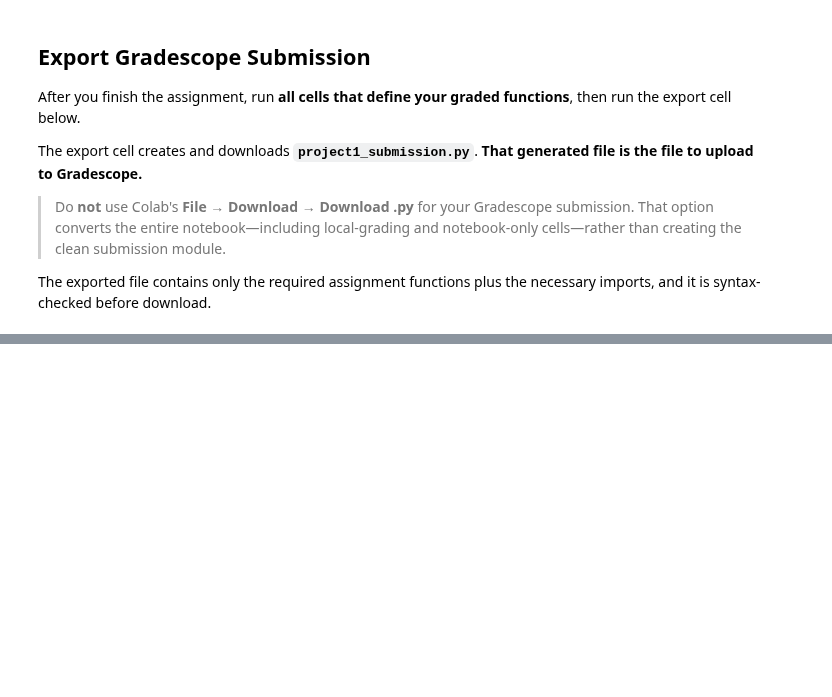
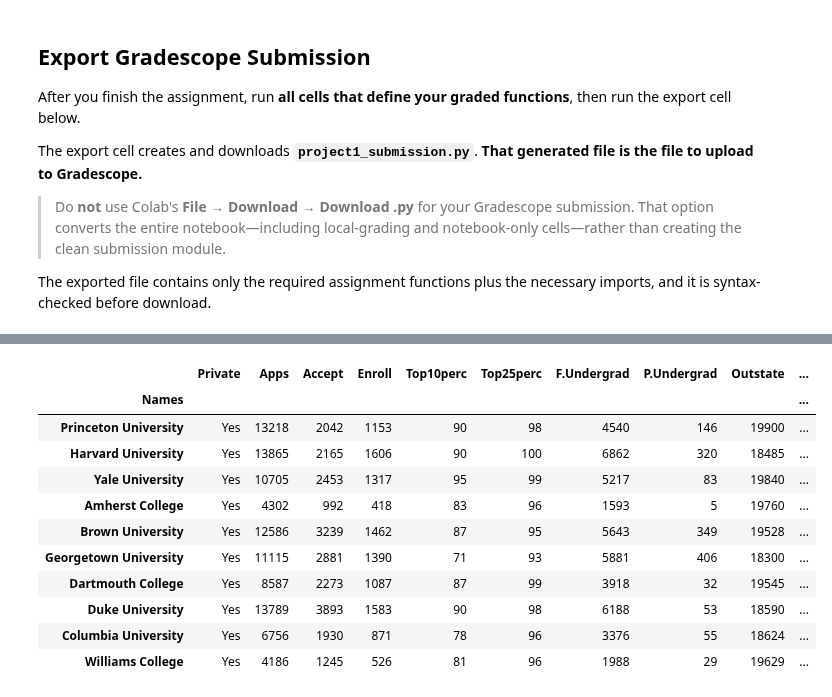
Before and after one commit to fuadh246/ese-5410, a Jupyter notebook: homework/project_1/project1_student.ipynb, the cells around one changed output, grey strips where cells are left out. Drawn from its saved outputs; the diff is of its cells as text; code cells hidden in the pictures; blank space fills up the shorter version.

```diff
--- a/homework/project_1/project1_student.ipynb
+++ b/homework/project_1/project1_student.ipynb
@@ -536,0 +678,16 @@ import pandas as pd
+# %%
+# who has the low acceptance rate and high enrollment rate
+college.sort_values(by=['acceptance_rate', 'Enroll'], ascending=[True, False]).head(10)
+# %% [output]
+|  | Private | Apps | Accept | Enroll | Top10perc | Top25perc | F.Undergrad | P.Undergrad | Outstate | ... |
+| Names |  |  |  |  |  |  |  |  |  | ... |
+| Princeton University | Yes | 13218 | 2042 | 1153 | 90 | 98 | 4540 | 146 | 19900 | ... |
+| Harvard University | Yes | 13865 | 2165 | 1606 | 90 | 100 | 6862 | 320 | 18485 | ... |
+| Yale University | Yes | 10705 | 2453 | 1317 | 95 | 99 | 5217 | 83 | 19840 | ... |
+| Amherst College | Yes | 4302 | 992 | 418 | 83 | 96 | 1593 | 5 | 19760 | ... |
+| Brown University | Yes | 12586 | 3239 | 1462 | 87 | 95 | 5643 | 349 | 19528 | ... |
+| Georgetown University | Yes | 11115 | 2881 | 1390 | 71 | 93 | 5881 | 406 | 18300 | ... |
+| Dartmouth College | Yes | 8587 | 2273 | 1087 | 87 | 99 | 3918 | 32 | 19545 | ... |
+| Duke University | Yes | 13789 | 3893 | 1583 | 90 | 98 | 6188 | 53 | 18590 | ... |
+| Columbia University | Yes | 6756 | 1930 | 871 | 78 | 96 | 3376 | 55 | 18624 | ... |
+| Williams College | Yes | 4186 | 1245 | 526 | 81 | 96 | 1988 | 29 | 19629 | ... |
```
Also changed, not shown: parts of 38 cells of this notebook, 27 other files.
